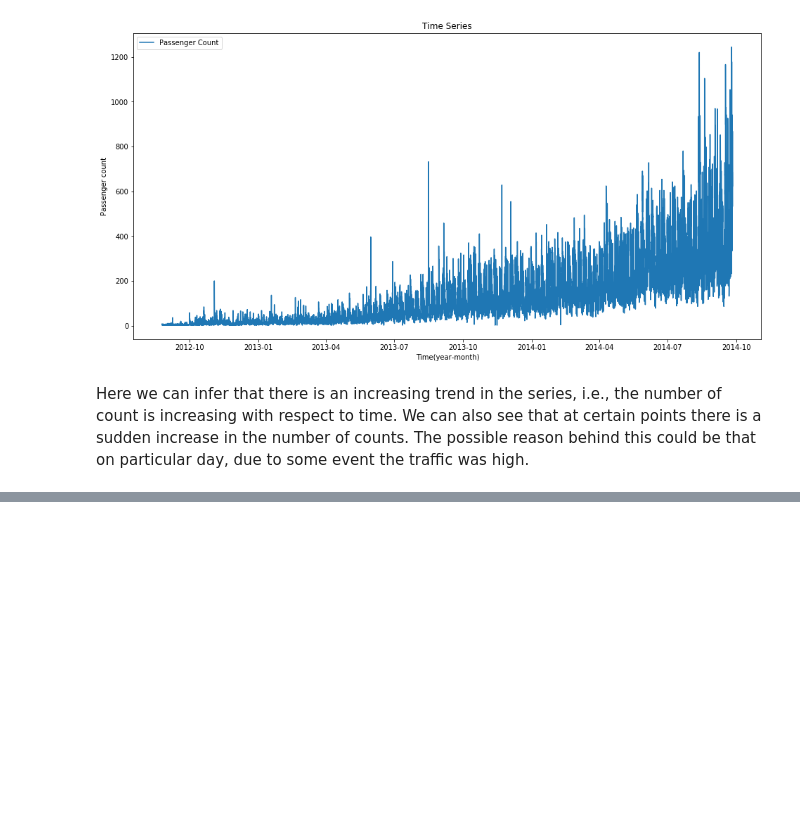
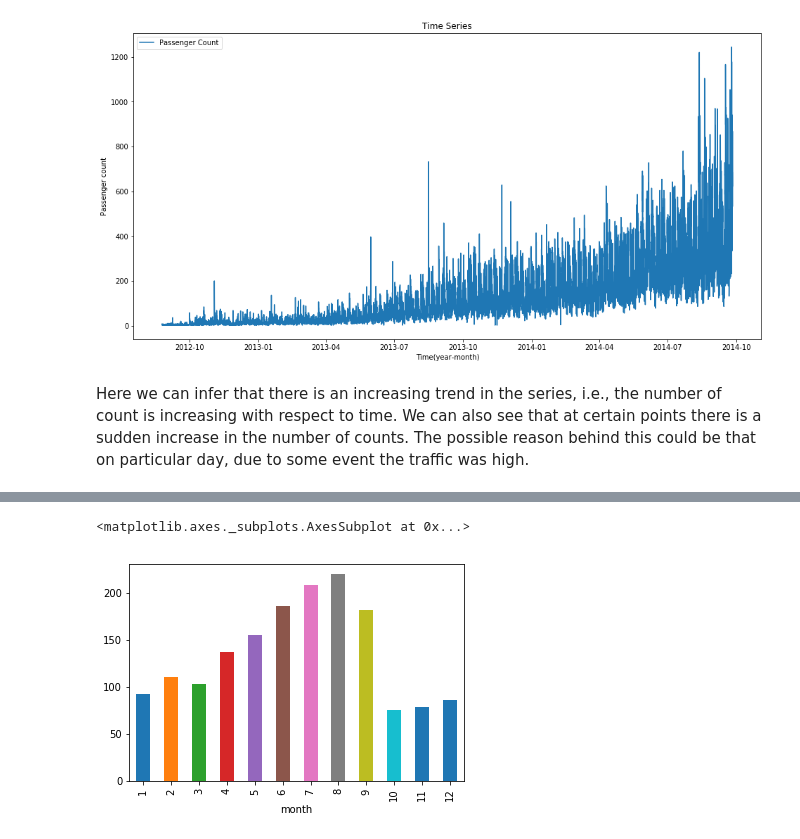
Before and after one commit to In-finite/TimeSeries, a Jupyter notebook: First_step_to_understand_data.ipynb, the cells around one changed output, grey strips where cells are left out. Saved outputs shown, nothing was run; the diff lists cells and outputs as text; code cells hidden in the pictures; blank space fills up the shorter version.

```diff
--- a/First_step_to_understand_data.ipynb
+++ b/First_step_to_understand_data.ipynb
@@ -124,0 +130,5 @@ Here we can infer that there is an increasing trend in the series, i.e., the num
+# %%
+train.groupby('month')['Count'].mean().plot.bar()
+# %% [output]
+<matplotlib.axes._subplots.AxesSubplot at 0x...>
+[figure, added]
```
Also changed, not shown: parts of 5 cells of this notebook.
